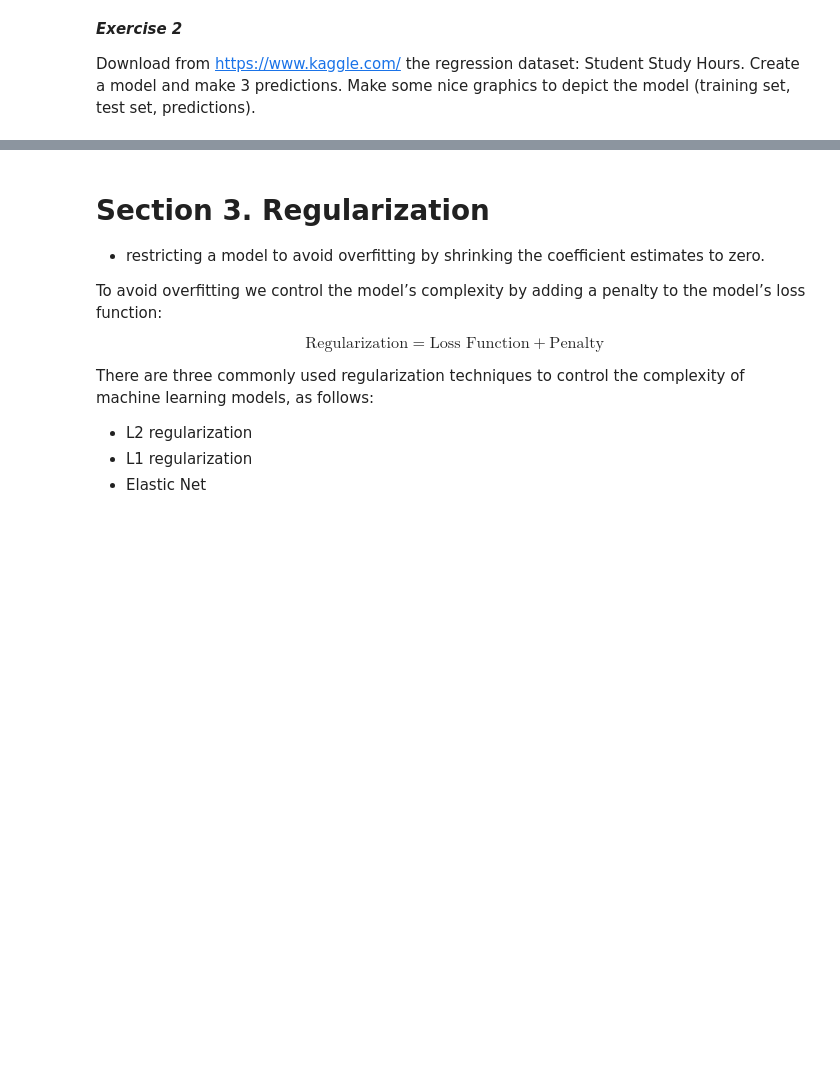
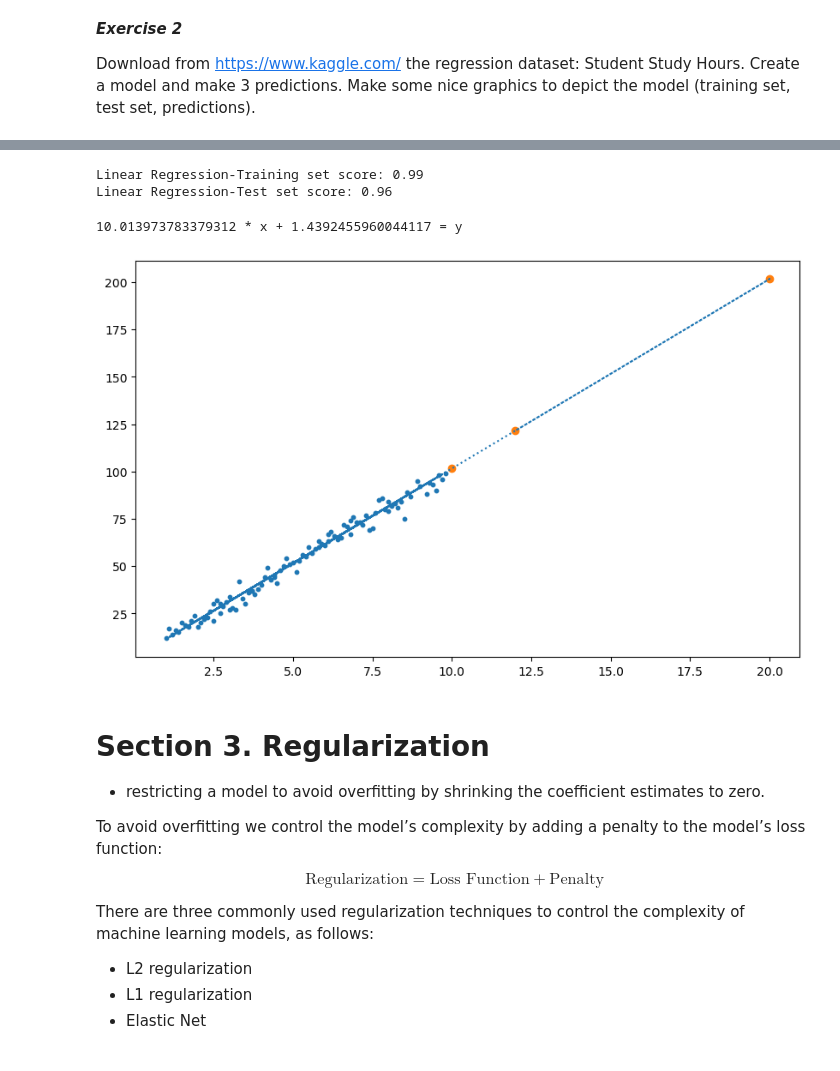
Before and after one commit to Gulin7/university-projects, a Jupyter notebook: Semester 4 (2nd year)/Artificial intelligence/Laboratory/Lab2/AI_lab2_2024.ipynb, the cells around one changed output, grey strips where cells are left out. Saved outputs shown, nothing was run; the diff lists cells and outputs as text; code cells hidden in the pictures; blank space fills up the shorter version.

```diff
--- a/Semester 4 (2nd year)/Artificial intelligence/Laboratory/Lab2/AI_lab2_2024.ipynb
+++ b/Semester 4 (2nd year)/Artificial intelligence/Laboratory/Lab2/AI_lab2_2024.ipynb
@@ -640,3 +707,35 @@ Download from https://www.kaggle.com/ the regression dataset: Student Study Hour
+# %%
+from sklearn.linear_model import LinearRegression
+
+X_train = X_train.reshape(-1, 1)
+X_test = X_test.reshape(-1, 1)
+
+lr = LinearRegression().fit(X_train, y_train)
+
+print(f"Linear Regression-Training set score: {lr.score(X_train, y_train):.2f}")
+print(f"Linear Regression-Test set score: {lr.score(X_test, y_test):.2f}")
+# %% [output]
+Linear Regression-Training set score: 0.99
+Linear Regression-Test set score: 0.96
+# %%
+a = lr.coef_[0]
+b = lr.intercept_
+print(a, "* x +", b, "= y")
+# %% [output]
+10.013973783379312 * x + 1.4392455960044117 = y
+# %%
+x = X.T
+predictions = lr.predict([[10], [20], [12]])
+
+best_fit = b + a * (np.append(x, [10, 20, 12]))
+fig_scat, ax_scat = plt.subplots(1,1, figsize=(10,6))
+
+ax_scat.scatter(x, Y, s=10)
+ax_scat.plot(np.append(x, [10, 20, 12]), best_fit, linestyle='dotted')
+ax_scat.scatter([10, 20, 12], predictions)
+plt.show()
+# %% [output]
+[figure, added]
 # %% [markdown]
 # Section 3. Regularization
 
```
Also changed, not shown: parts of 20 cells of this notebook, 38 other files.
